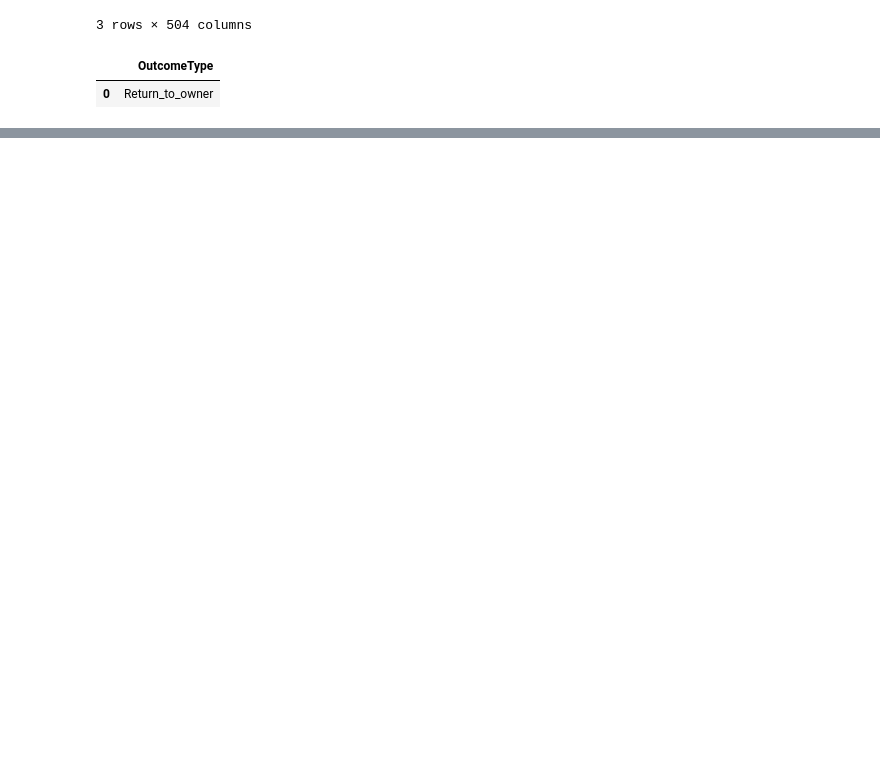
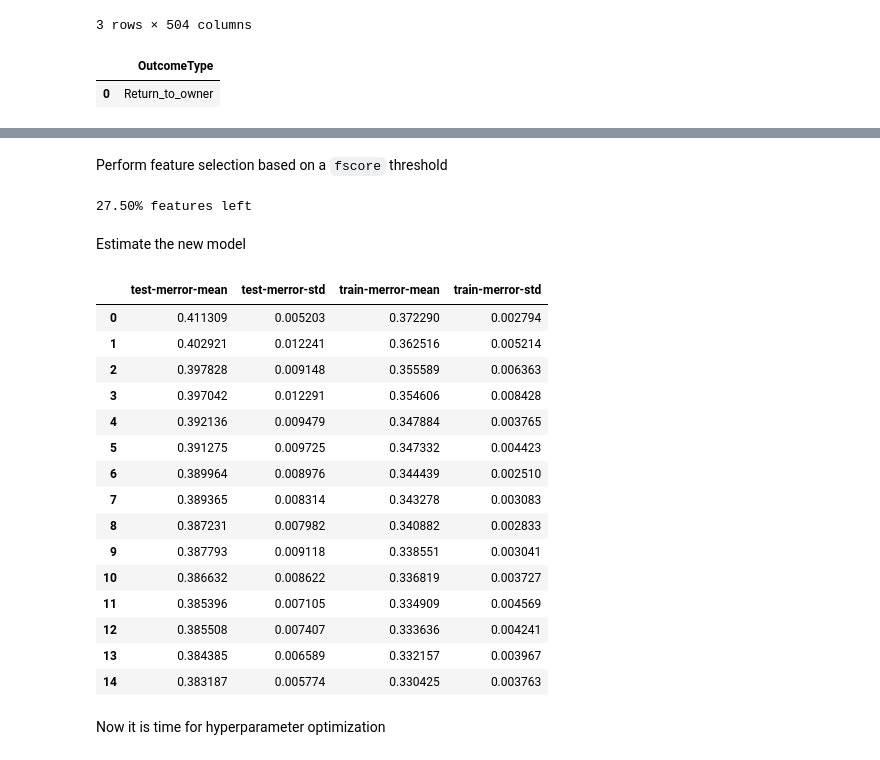
Before and after one commit to kdubovikov/shelter-animals, a Jupyter notebook: shelter-animals.ipynb, the cells around one changed output, grey strips where cells are left out. Saved outputs shown, nothing was run; the diff lists cells and outputs as text; code cells hidden in the pictures; blank space fills up the shorter version.

```diff
--- a/shelter-animals.ipynb
+++ b/shelter-animals.ipynb
@@ -203,0 +212,22 @@ xgb.plot_importance(cf);
+# %%
+import xgboost as xgb
+from sklearn import preprocessing
+from sklearn.preprocessing import LabelEncoder
+# xgb_param_dist = {"n_estimators"     : 150,
+#                   "max_depth"        : 8,
+#                   "learning_rate"    : 0.1,
+#                   "colsample_bytree" : 0.8}
+
+xgb_param_dist = {"n_estimators"     : 200,
+                  "max_depth"        : 10,
+                  "learning_rate"    : 0.08,
+                  "colsample_bytree" : 0.7,
+                  "objective"        : "multi:softmax",
+                  "num_class" : 5}
+
+# cf = xgb.XGBClassifier(**xgb_param_dist)
+enc = LabelEncoder()
+enc.fit(train_y)
+train_yt = enc.transform(train_y)
+xgb.cv(xgb_param_dist, xgb.DMatrix(train_x, train_yt), nfold=5)
+# %time cf.fit(train_x, train_y)
@@ -203,0 +248,3 @@ xgb.plot_importance(cf);
+# %%
+fscores = cf.booster().get_fscore()
+np.sort(list(fscores.values()))[::-1][0:100]
@@ -203,0 +263,39 @@ xgb.plot_importance(cf);
+# %% [markdown]
+Perform feature selection based on a `fscore` threshold
+# %%
+filtered_fscores = {k: v for k, v in fscores.items() if v > 100}
+
+print("{0:1.2f}% features left".format((len(filtered_fscores) / len(fscores)) * 100))
+# model = SelectFromModel(cf ,prefit=True)
+# train_xr = model.transform(train_x)
+# %% [output]
+27.50% features left
+# %% [markdown]
+Estimate the new model
+# %%
+filtered_cols = list(filtered_fscores.keys())
+train_xr = train_x[filtered_cols]
+val_xr = val_x[filtered_cols]
+
+# cfr = xgb.XGBClassifier(**xgb_param_dist)
+# cfr.fit(train_xr, train_y)
+xgb.cv(xgb_param_dist, xgb.DMatrix(train_xr, train_yt), 15, nfold=5)
+# %% [output]
+|  | test-merror-mean | test-merror-std | train-merror-mean | train-merror-std |
+| 0 | 0.411309 | 0.005203 | 0.372290 | 0.002794 |
+| 1 | 0.402921 | 0.012241 | 0.362516 | 0.005214 |
+| 2 | 0.397828 | 0.009148 | 0.355589 | 0.006363 |
+| 3 | 0.397042 | 0.012291 | 0.354606 | 0.008428 |
+| 4 | 0.392136 | 0.009479 | 0.347884 | 0.003765 |
+| 5 | 0.391275 | 0.009725 | 0.347332 | 0.004423 |
+| 6 | 0.389964 | 0.008976 | 0.344439 | 0.002510 |
+| 7 | 0.389365 | 0.008314 | 0.343278 | 0.003083 |
+| 8 | 0.387231 | 0.007982 | 0.340882 | 0.002833 |
+| 9 | 0.387793 | 0.009118 | 0.338551 | 0.003041 |
+| 10 | 0.386632 | 0.008622 | 0.336819 | 0.003727 |
+| 11 | 0.385396 | 0.007105 | 0.334909 | 0.004569 |
+| 12 | 0.385508 | 0.007407 | 0.333636 | 0.004241 |
+| 13 | 0.384385 | 0.006589 | 0.332157 | 0.003967 |
+| 14 | 0.383187 | 0.005774 | 0.330425 | 0.003763 |
+# %% [markdown]
+Now it is time for hyperparameter optimization
```
Also changed, not shown: parts of 16 cells of this notebook.
